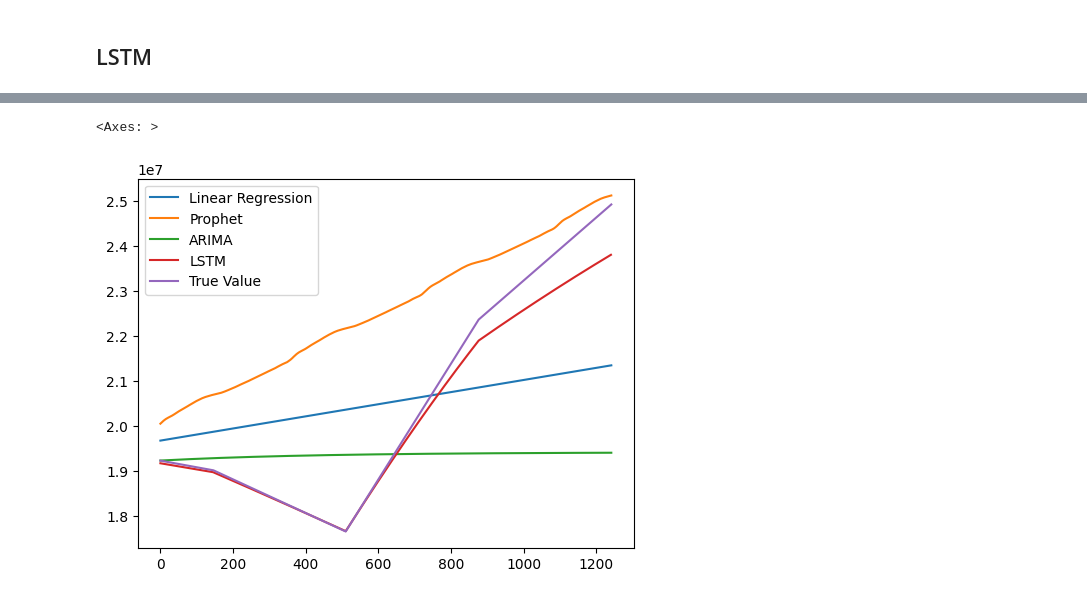
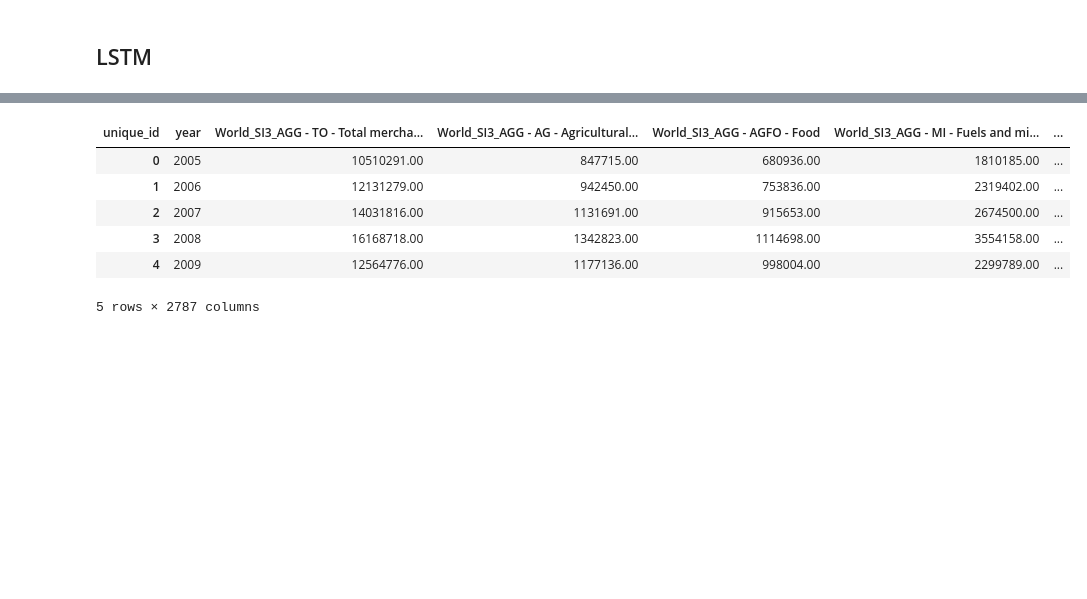
Before and after one commit to yahyafati/business-time-series-analysis, a Jupyter notebook: notebook.ipynb, the cells around one changed output, grey strips where cells are left out. Saved outputs shown, nothing was run; the diff lists cells and outputs as text; code cells hidden in the pictures; blank space fills up the shorter version.

```diff
--- a/notebook.ipynb
+++ b/notebook.ipynb
@@ -104,3 +115,17 @@ print(f"Test ratio: {test_ratio}\n")
 Test ratio: 0.16666666666666666
 # %%
 df = df.dropna(axis=1, how="any") # Drop columns with NaN values
+# %%
+def general_preprocessing(df: pd.DataFrame, n: int) -> pd.DataFrame:
+    df = create_unique_id(df, n)
+
+    df = df.set_index(UNIQUE_ID)
+    df = df.transpose()
+
+    df = df.reset_index()
+    df = df.rename(columns={"index": "year"})
+
+    # Drop columns with NaN values
+    df = df.dropna(axis=1, how="any")
+
+    return df
@@ -449,5 +656,10 @@ predictions_df.head()
-# %%
-predictions_df.plot()
-# %% [output]
-<Axes: >
-[figure, removed]
+# %%
+df.head()
+# %% [output]
+| unique_id | year | World_SI3_AGG - TO - Total mercha... | World_SI3_AGG - AG - Agricultural... | World_SI3_AGG - AGFO - Food | World_SI3_AGG - MI - Fuels and mi... | ... |
+| 0 | 2005 | 10510291.00 | 847715.00 | 680936.00 | 1810185.00 | ... |
+| 1 | 2006 | 12131279.00 | 942450.00 | 753836.00 | 2319402.00 | ... |
+| 2 | 2007 | 14031816.00 | 1131691.00 | 915653.00 | 2674500.00 | ... |
+| 3 | 2008 | 16168718.00 | 1342823.00 | 1114698.00 | 3554158.00 | ... |
+| 4 | 2009 | 12564776.00 | 1177136.00 | 998004.00 | 2299789.00 | ... |
+5 rows × 2787 columns
```
Also changed, not shown: parts of 47 cells of this notebook, 1 other file.
